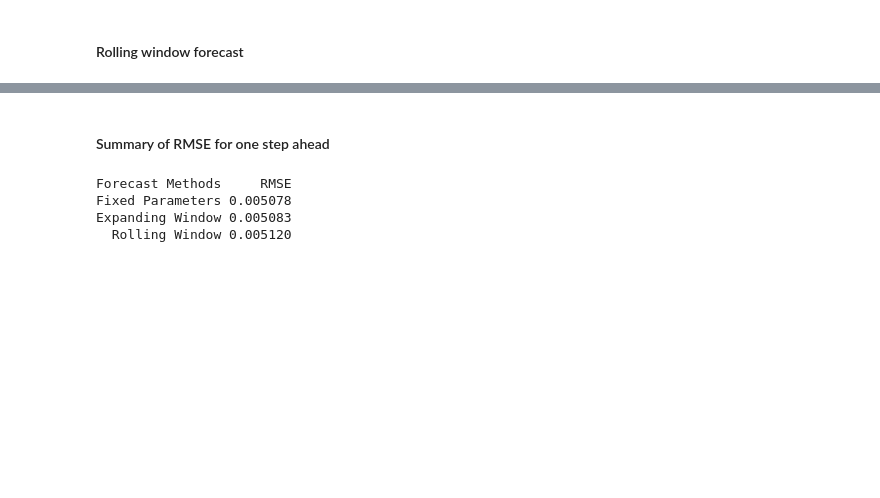
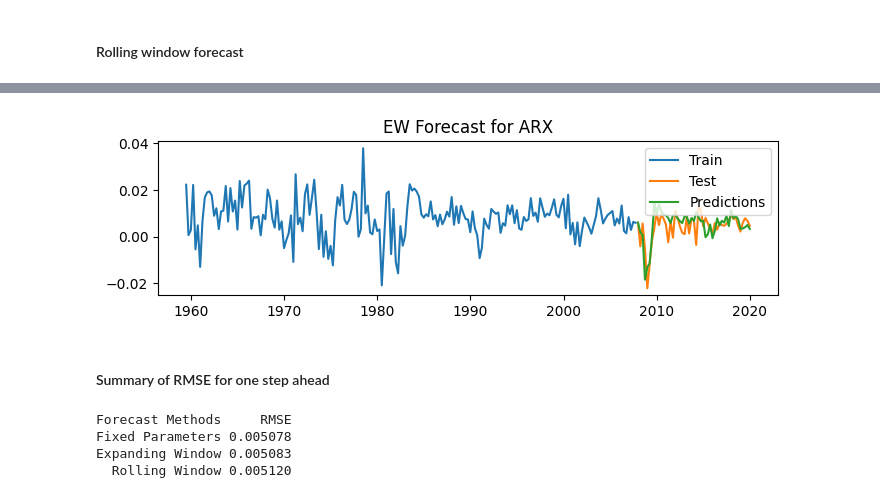
Before and after one commit to qh007/FYP, a Jupyter notebook: ARX.ipynb, the cells around one changed output, grey strips where cells are left out. Saved outputs shown, nothing was run; the diff lists cells and outputs as text; code cells hidden in the pictures; blank space fills up the shorter version.

```diff
--- a/ARX.ipynb
+++ b/ARX.ipynb
@@ -145,8 +144,8 @@ plt.show()
 # %% [markdown]
 #### Rolling window forecast
 # %%
-hist_exo_rw = train.iloc[:, 1:].copy(deep=True)
-hist_endo_rw = pd.DataFrame(train['GDP'].copy(deep=True))
+hist_exo_rw = train_norm.iloc[:, 1:].copy(deep=True)
+hist_endo_rw = pd.DataFrame(train_norm['GDP'].copy(deep=True))
 
 fore_rw = []
 
@@ -158,11 +157,11 @@ for t in range(len(test)):
  # model set up and fit
  model = ARIMA(endog=hist_endo_rw, exog=hist_exo_rw, order=order)
  fit = model.fit(method='yule_walker')
- output = fit.forecast(steps=1, exog = test.iloc[t,1:])
+ output = fit.forecast(steps=1, exog = test_norm.iloc[t,1:])*sig[0] + mu[0]
 
  # update training dataset with observed data
- hist_exo = hist_exo.iloc[1:]._append(test.iloc[t, 1:],ignore_index=True)
- new_value = test.iloc[t,0]
+ hist_exo = hist_exo.iloc[1:]._append(test_norm.iloc[t, 1:],ignore_index=True)
+ new_value = test_norm.iloc[t,0]
  new_row = {col: new_value for col in hist_endo.columns}
  hist_endo = hist_endo.iloc[1:]._append(new_row, ignore_index=True)
 
@@ -178,3 +177,14 @@ RMSE: 0.0051197002916845095
+# %%
+# plot forecasts against actual outcomes
+plt.figure(figsize=(8,2))
+plt.plot(data_new.index[:len(train)], train['GDP'], label='Train')
+plt.plot(data_new.index[len(train):], test['GDP'], label='Test')
+plt.plot(data_new.index[len(train):], fore_rw, label='Predictions')
+plt.title("EW Forecast for ARX")
+plt.legend()
+plt.show()
+# %% [output]
+[figure, added]
 # %% [markdown]
 #### Summary of RMSE for one step ahead
 # %%
```
Also changed, not shown: parts of 21 cells of this notebook, 7 other files.
